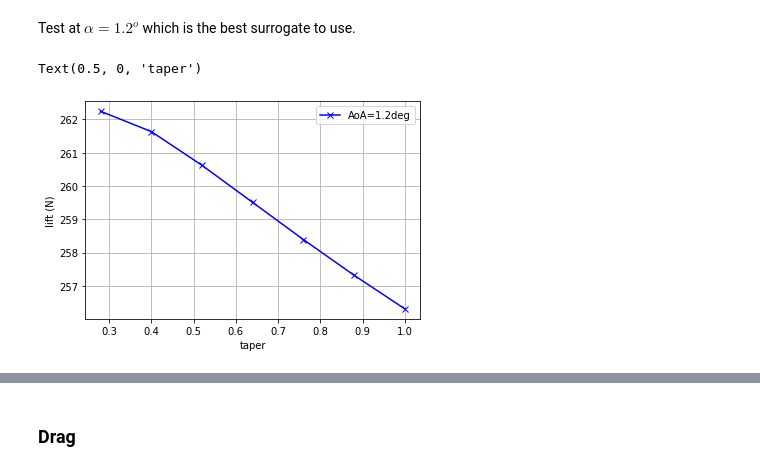
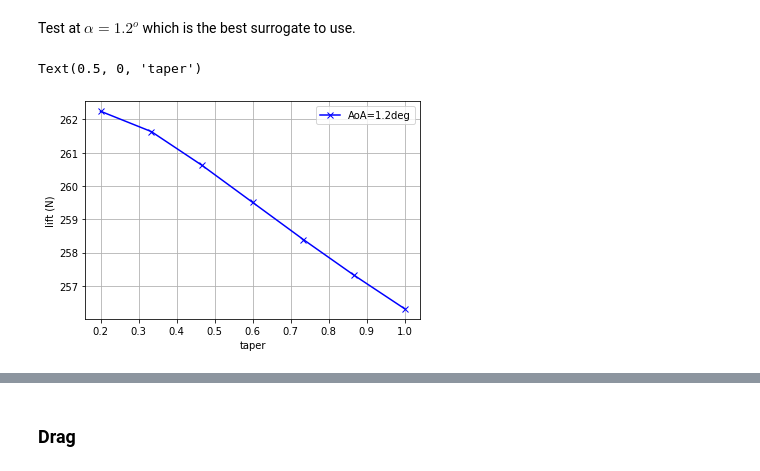
Before and after one commit to ACea15/Projects-SHARPy, a Jupyter notebook: aeroelasticPMOR_Optimization/surrogate_model/aoa_taper_forces_surrogate.ipynb, the cells around one changed output, grey strips where cells are left out. Saved outputs shown, nothing was run; the diff lists cells and outputs as text; code cells hidden in the pictures.

```diff
--- a/aeroelasticPMOR_Optimization/surrogate_model/aoa_taper_forces_surrogate.ipynb
+++ b/aeroelasticPMOR_Optimization/surrogate_model/aoa_taper_forces_surrogate.ipynb
@@ -14,8 +17,9 @@ import linear_regression as lr
 # %%
-foldername = 'aoa_taper_forces'
+foldername = 'aoa_taper_forces_v1'
+filename = 'aoa_taper_forces'
 cwd = os.getcwd()
-os.chdir(cwd+'/'+foldername+'/')
-data_pandas = pd.read_csv(foldername+'.csv')
+os.chdir(cwd+'/surrogate_data/'+foldername+'/')
+data_pandas = pd.read_csv(filename+'.csv')
 # Go back to the initial folder
 os.chdir(cwd)
 design_para = 'taper'
@@ -181,25 +188,24 @@ Test at $\alpha = 1.2^o$ which is the best surrogate to use.
 # %%
 # Find the index positions where AoA_deg = 1.2
 AoA_target = 1.2
 indices = np.where(AoA_deg == AoA_target)
 lift_target = lift[indices]
-taper_values = np.linspace(0.28,1.0,7)
+taper_values = np.linspace(0.2,1.0,7)
 
 AoA_target2 = 3.6
 indices2 = np.where(AoA_deg == AoA_target2)
 lift_target2 = lift[indices2]
-taper_values = np.linspace(0.28,1.0,7)
 fig3, ax = plt.subplots()
 
 ax.plot(taper_values,lift_target,'bx-')
 
 ax.legend(["AoA=1.2deg","AoA=3.6deg"])
 ax.grid(True)
 ax.set_ylabel('lift (N)')
 ax.set_xlabel('taper')
 # %% [output]
 Text(0.5, 0, 'taper')
-[figure, old version]
+[figure, new version]
 # %%
 # Build surrogate using training data
 i_test = [1,3,5]
```
Also changed, not shown: parts of 21 cells of this notebook.
